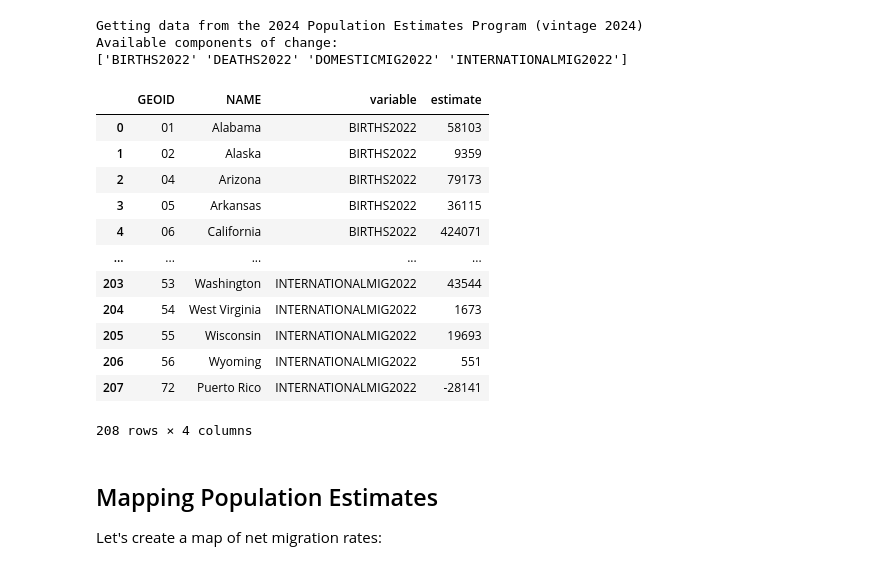
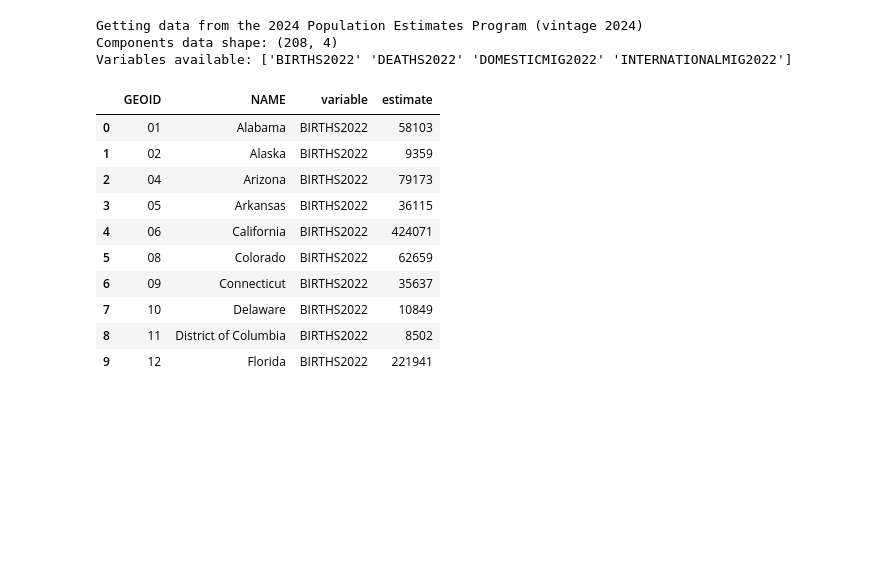
Before and after one commit to mmann1123/pytidycensus, a Jupyter notebook: examples/04_other_datasets.ipynb, the cells around one changed output. Saved outputs shown, nothing was run; the diff lists cells and outputs as text; code cells hidden in the pictures; blank space fills up the shorter version.

```diff
--- a/examples/04_other_datasets.ipynb
+++ b/examples/04_other_datasets.ipynb
@@ -43,32 +266,28 @@ Shape: (52, 3)
 # %%
-# Get components of change data
+# Get components of population change
 us_components = tc.get_estimates(
     geography="state",
+    product="components",  # Specify components product
     variables=["BIRTHS", "DEATHS", "DOMESTICMIG", "INTERNATIONALMIG"],
-    year=2022
+    year=2022,
+    output="tidy"  # Tidy format for easier analysis
 )
 
-print("Available components of change:")
-print(us_components['variable'].unique())
-us_components
+print("Components data shape:", us_components.shape)
+print("Variables available:", us_components['variable'].unique())
+us_components.head(10)
 # %% [output]
 Getting data from the 2024 Population Estimates Program (vintage 2024)
-Available components of change:
-['BIRTHS2022' 'DEATHS2022' 'DOMESTICMIG2022' 'INTERNATIONALMIG2022']
+Components data shape: (208, 4)
+Variables available: ['BIRTHS2022' 'DEATHS2022' 'DOMESTICMIG2022' 'INTERNATIONALMIG2022']
 |  | GEOID | NAME | variable | estimate |
 | 0 | 01 | Alabama | BIRTHS2022 | 58103 |
 | 1 | 02 | Alaska | BIRTHS2022 | 9359 |
 | 2 | 04 | Arizona | BIRTHS2022 | 79173 |
 | 3 | 05 | Arkansas | BIRTHS2022 | 36115 |
 | 4 | 06 | California | BIRTHS2022 | 424071 |
-| ... | ... | ... | ... | ... |
-| 203 | 53 | Washington | INTERNATIONALMIG2022 | 43544 |
-| 204 | 54 | West Virginia | INTERNATIONALMIG2022 | 1673 |
-| 205 | 55 | Wisconsin | INTERNATIONALMIG2022 | 19693 |
-| 206 | 56 | Wyoming | INTERNATIONALMIG2022 | 551 |
-| 207 | 72 | Puerto Rico | INTERNATIONALMIG2022 | -28141 |
+| 5 | 08 | Colorado | BIRTHS2022 | 62659 |
+| 6 | 09 | Connecticut | BIRTHS2022 | 35637 |
+| 7 | 10 | Delaware | BIRTHS2022 | 10849 |
+| 8 | 11 | District of Columbia | BIRTHS2022 | 8502 |
+| 9 | 12 | Florida | BIRTHS2022 | 221941 |
-208 rows × 4 columns
-# %% [markdown]
-## Mapping Population Estimates
-
-Let's create a map of net migration rates:
```
Also changed, not shown: parts of 22 cells of this notebook, 3 other files.
